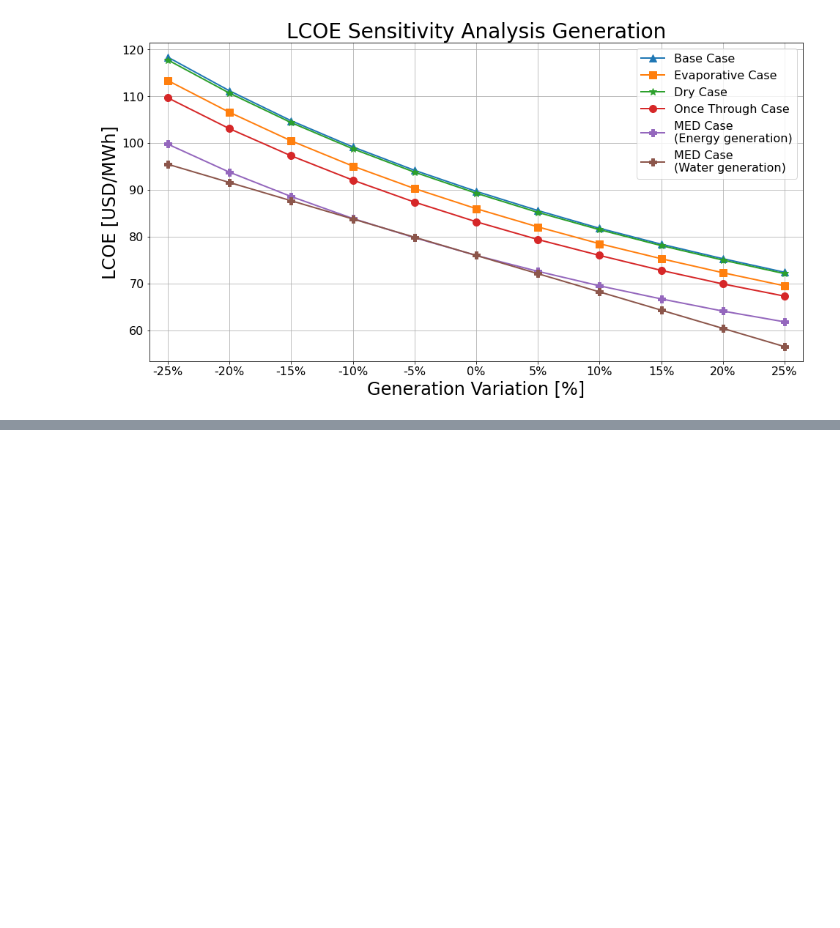
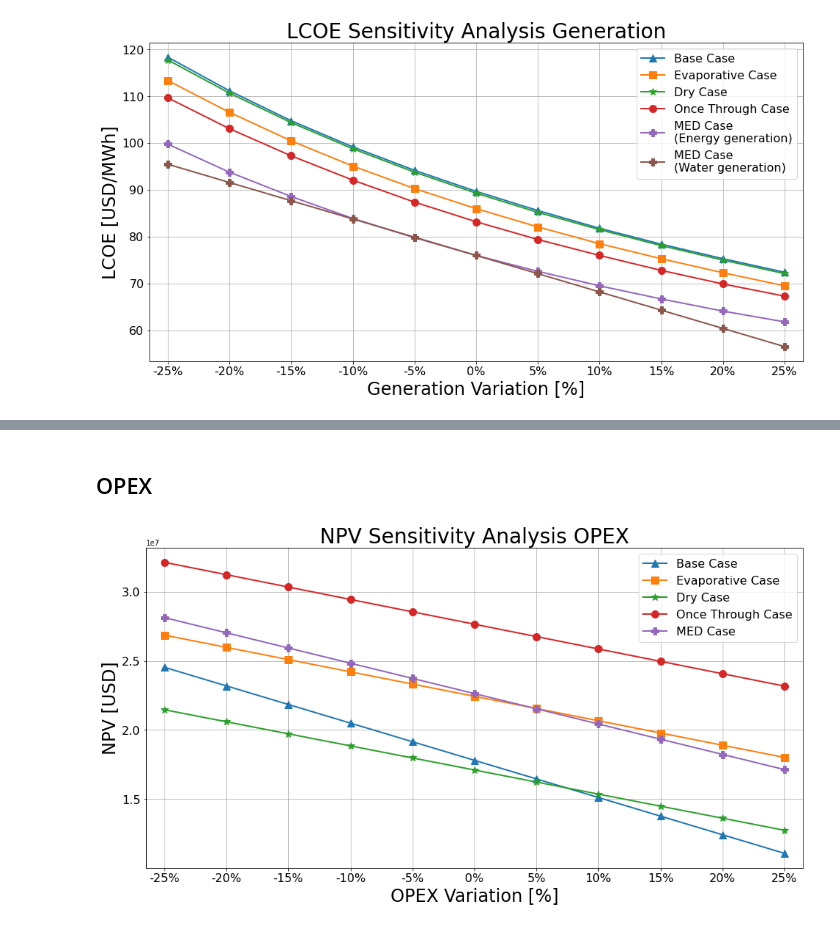
Before and after one commit to georgegacitua/CSP_data, a Jupyter notebook: CSP_analysis.ipynb, the cells around one changed output, grey strips where cells are left out. Drawn from its saved outputs; the diff is of its cells as text; code cells hidden in the pictures; blank space fills up the shorter version.

```diff
--- a/CSP_analysis.ipynb
+++ b/CSP_analysis.ipynb
@@ -365,0 +401,32 @@ plt.show()
+# %% [markdown]
+## OPEX
+# %%
+#Graph
+plt.figure(figsize=(16, 8)) #Image Size
+plt.plot(var, base_opex_npv, ls= '-', lw= 2, marker= '^', ms= 10,
+         label= 'Base Case')
+plt.plot(var, eva_opex_npv, ls= '-', lw= 2, marker= 's', ms= 10,
+         label= 'Evaporative Case')
+plt.plot(var, dry_opex_npv, ls= '-', lw= 2, marker= '*', ms= 10,
+         label= 'Dry Case')
+plt.plot(var, ot_opex_npv, ls= '-', lw= 2, marker= 'o', ms= 10,
+         label= 'Once Through Case')
+plt.plot(var, med_opex_npv, ls= '-', lw= 2, marker= 'P', ms= 10,
+         label= 'MED Case')
+
+#plt.plot([-1, 11], [17106067, 17106067], ls= '--', lw= 2)
+plt.yticks( fontsize= 16)
+plt.xticks(fontsize= 16)
+plt.xlabel(r'OPEX Variation [%]', fontsize=24)
+plt.ylabel(r'NPV [USD]', fontsize=24)
+plt.title("NPV Sensitivity Analysis OPEX", fontsize=28)
+plt.xlim(-.3, 10.3)
+#plt.ylim(0, 110)
+plt.legend(fontsize= 16)
+plt.grid()
+
+#Save figure
+plt.savefig('npv_opex.png', format='png', bbox_inches='tight')
+plt.show()
+# %% [output]
+[figure, added]
```
Also changed, not shown: parts of 9 cells of this notebook, 4 other files.
